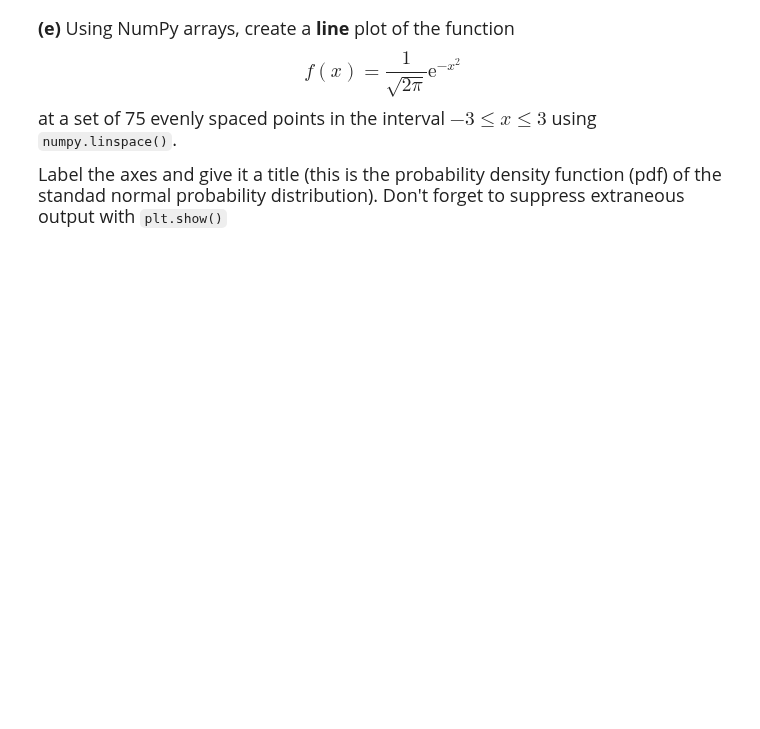
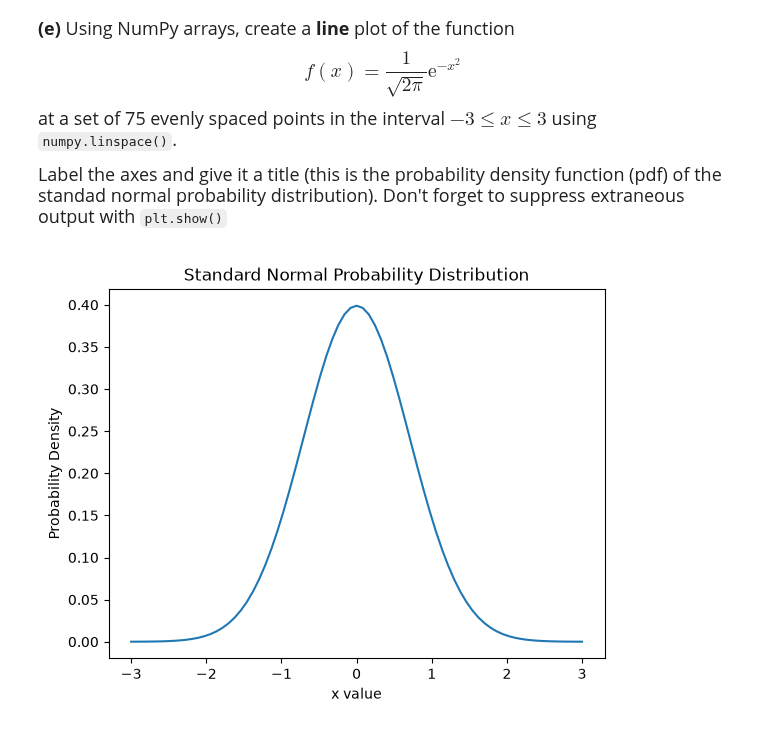
Before and after one commit to maria-shestakov/datasci151fall2026, a Jupyter notebook: _assignments/assignment_3/Assignment3.ipynb, the cells around one changed output. Cells and saved outputs as stored; diff of their text form; code cells hidden in the pictures; blank space fills up the shorter version.

```diff
--- a/_assignments/assignment_3/Assignment3.ipynb
+++ b/_assignments/assignment_3/Assignment3.ipynb
@@ -146,3 +191,16 @@ at a set of 75 evenly spaced points in the interval $-3 \leq x \leq 3$ using `nu
 Label the axes and give it a title (this is the probability density function (pdf) of the standad normal probability distribution). Don't forget to suppress extraneous output with `plt.show()`
 # %%
 # your code here
+
+import matplotlib.pyplot as plt
+
+x_vals = np.linspace(-3,3,75)
+y_vals = 1/(np.sqrt(2*np.pi)) * np.exp(-x_vals**2)
+
+plt.plot(x_vals,y_vals)
+plt.xlabel("x value")
+plt.ylabel("Probability Density")
+plt.title("Standard Normal Probability Distribution")
+plt.show()
+# %% [output]
+[figure, added]
```
Also changed, not shown: parts of 5 cells of this notebook.
